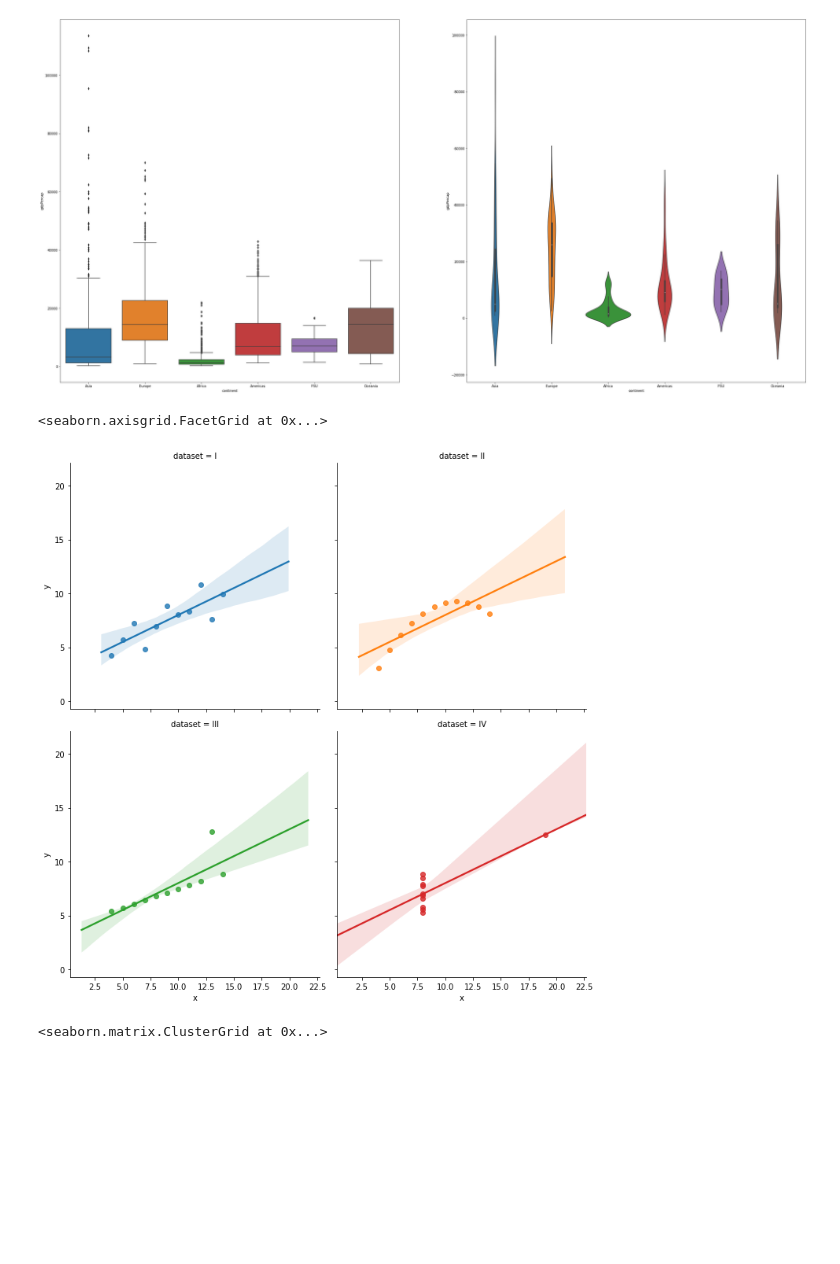
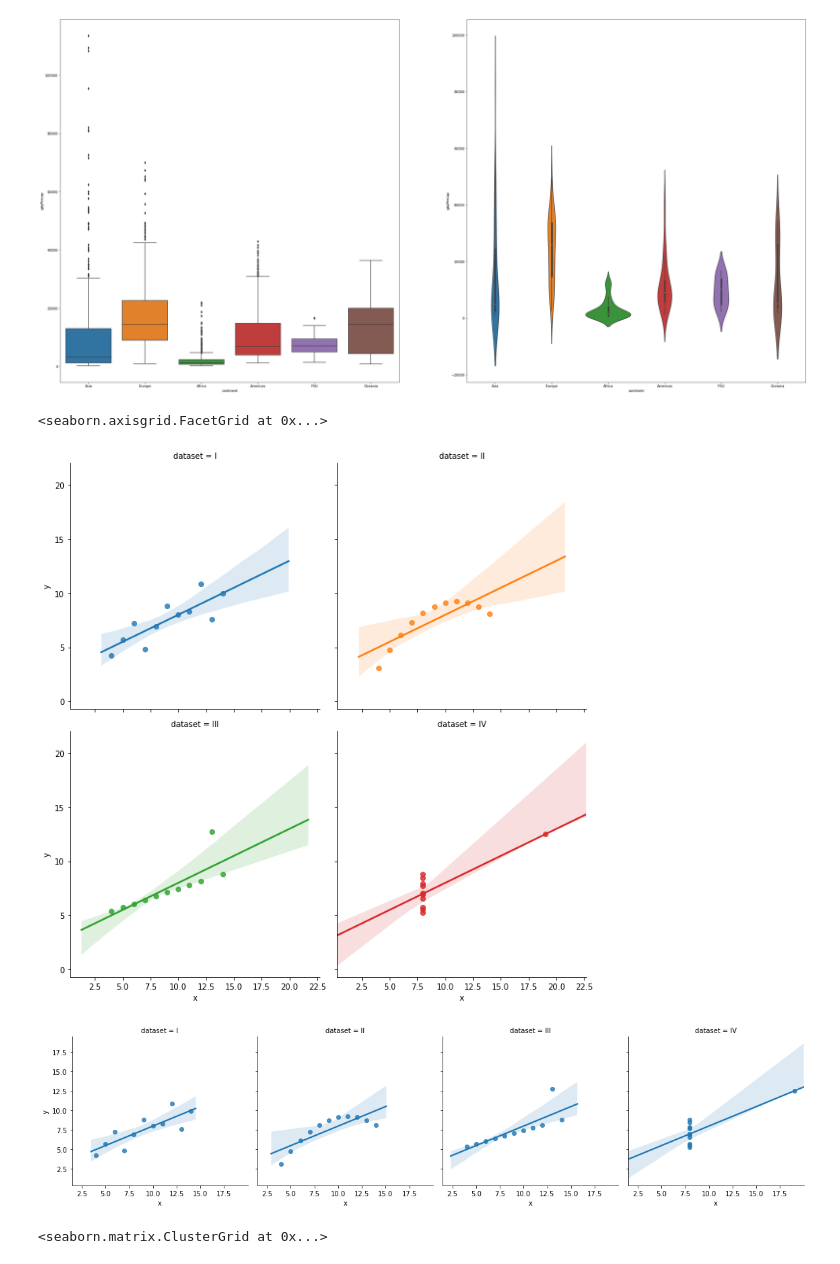
Before and after one commit to miguelazue/python-visualization-tutorial, a Jupyter notebook: 03_Plotting_solution.ipynb, the cells around one changed output. Saved outputs shown, nothing was run; the diff lists cells and outputs as text; code cells hidden in the pictures; blank space fills up the shorter version.

```diff
--- a/03_Plotting_solution.ipynb
+++ b/03_Plotting_solution.ipynb
@@ -153,13 +147,14 @@ sns.violinplot(x='continent',y='gdpPercap',data=gap2007)
 # %%
 # or with linear regression
 
 anscombe = sns.load_dataset("anscombe")
 sns.lmplot('x','y',col='dataset',hue='dataset', data=anscombe, col_wrap=2)
-#g = sns.FacetGrid(anscombe, col="dataset", size=4, aspect=1)
-#g.map(sns.regplot, "x", "y")
+g = sns.FacetGrid(anscombe, col="dataset", height=4, aspect=1)
+g.map(sns.regplot, "x", "y")
 # %% [output]
 <seaborn.axisgrid.FacetGrid at 0x...>
 [figure]
+[figure, added]
 # %%
 # or with structured heatmaps
 
```
Also changed, not shown: parts of 3 cells of this notebook, 1 other file.
